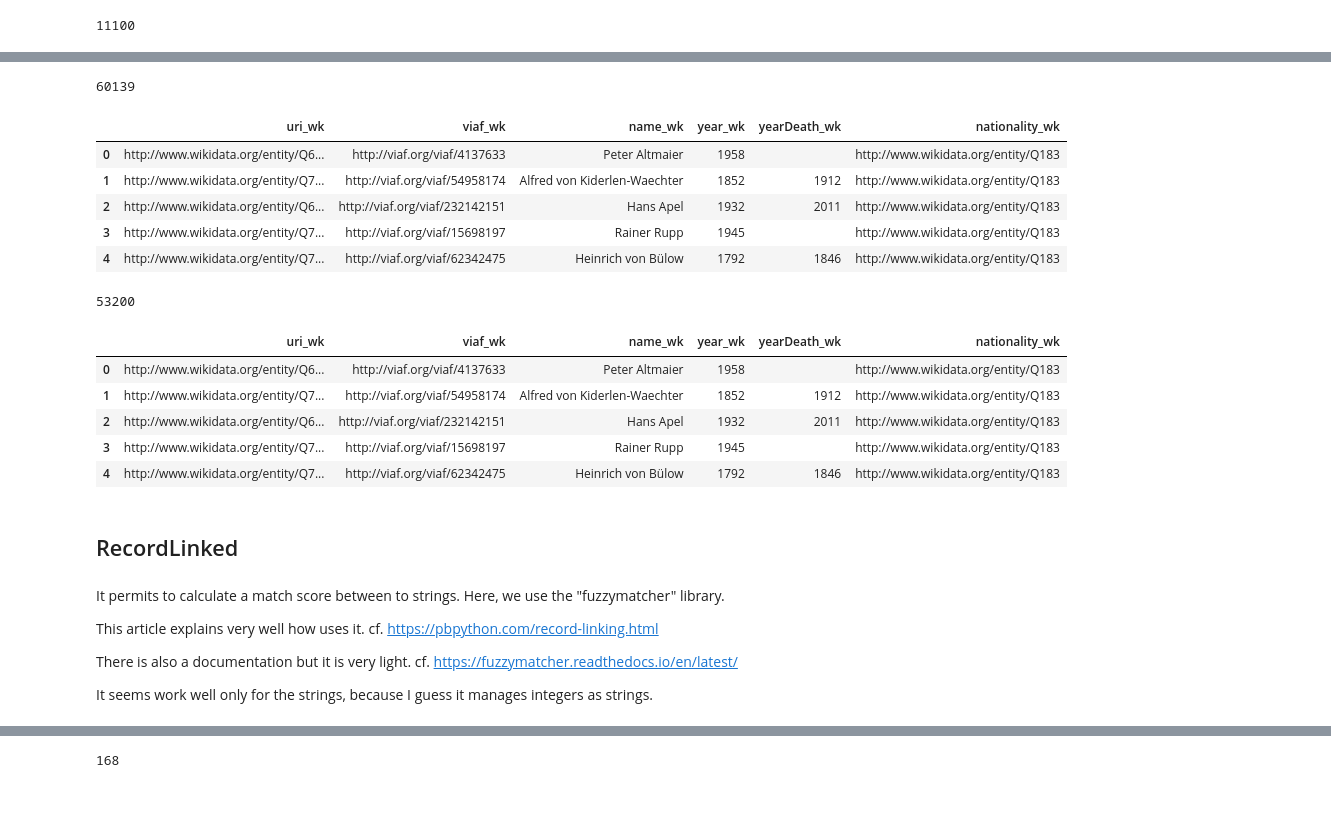
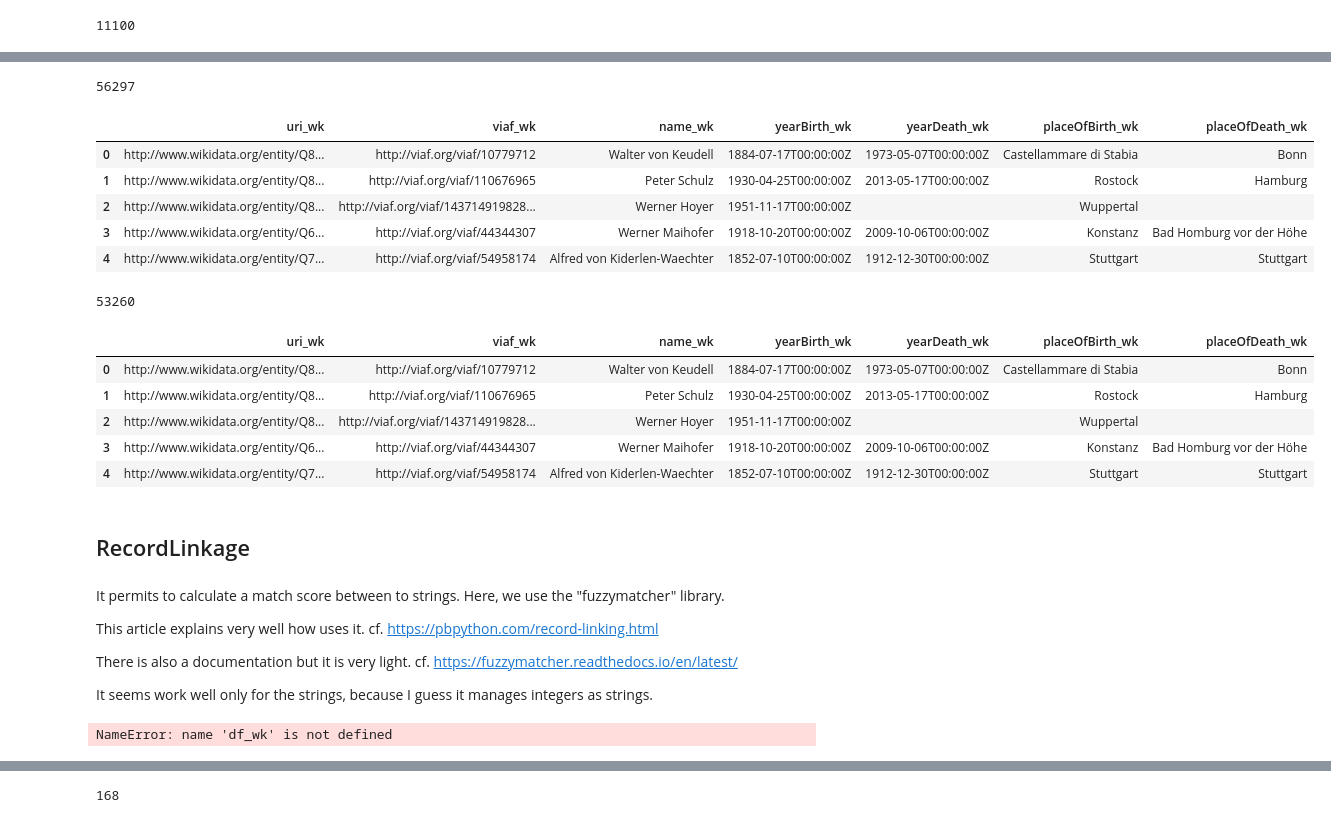
Before and after one commit to Semantic-Data-for-Humanities/Economists_Jurists, a Jupyter notebook: Notebooks/Issues/Merge_DBpedia_BnF_Data_Wikidata.ipynb, the cells around one changed output, grey strips where cells are left out. Drawn from its saved outputs; the diff is of its cells as text; code cells hidden in the pictures.

```diff
--- a/Notebooks/Issues/Merge_DBpedia_BnF_Data_Wikidata.ipynb
+++ b/Notebooks/Issues/Merge_DBpedia_BnF_Data_Wikidata.ipynb
@@ -320,17 +369,25 @@ for l in rc_db['results']['bindings']:
         except Exception as e:
             uri = ''
         try:
-            year = l['year']['value']
+            birthDate = l['birthDate']['value']
         except Exception as e:
-            year = ''
+            birthDate = ''
+        try:
+            deathDate = l['deathDate']['value']
+        except Exception as e:
+            deathDate = ''
         try:
             placeOfBirth = l['placeOfBirth']['value']
         except Exception as e:
             placeOfBirth = ''
         try:
+            placeOfDeath = l['placeOfDeath']['value']
+        except Exception as e:
+            placeOfDeath = ''
+        try:
             nationality = l['nationality']['value']
         except Exception as e:
             nationality = ''
-        result_dbpedia.append([l['s']['value'], uri, name, year, placeOfBirth, nationality])
+        result_dbpedia.append([l['s']['value'], uri, name, birthDate,deathDate, placeOfBirth, placeOfDeath])
 # %%
 # Inspect the first three of the list
@@ -408,15 +469,19 @@ for l in rc_wk['results']['bindings']:
         except Exception as e:
             uri = ''
         try:
-            yearBirth = l['yearBirth']['value']
+            dateBirth = l['dateBirth']['value']
         except Exception as e:
-            yearBirth = ''
+            dateBirth = ''
         try:
-            yearDeath = l['yearDeath']['value']
+            dateDeath = l['dateDeath']['value']
         except Exception as e:
-            yearDeath = ''
+            dateDeath = ''
         try:
-            nationality = l['nationality']['value']
+            birthPlaceLabel = l['birthPlaceLabel']['value']
         except Exception as e:
-            nationality = ''
-        result_wikidata.append([l['s']['value'], uri, name, yearBirth,yearDeath, nationality])
+            birthPlaceLabel = ''
+        try:
+            deathPlaceLabel = l['deathPlaceLabel']['value']
+        except Exception as e:
+            deathPlaceLabel = ''
+        result_wikidata.append([l['s']['value'], uri, name, dateBirth,dateDeath, birthPlaceLabel, deathPlaceLabel])
@@ -490,31 +559,31 @@ df_dbp.head()
 # %%
-df_wk= pd.DataFrame(result_wikidata, columns=['uri_wk', 'viaf_wk', 'name_wk', 'year_wk', "yearDeath_wk", "nationality_wk"])
+df_wk= pd.DataFrame(result_wikidata, columns=['uri_wk', 'viaf_wk', 'name_wk', 'yearBirth_wk', "yearDeath_wk", "placeOfBirth_wk", "placeOfDeath_wk"])
 print(len(df_wk))
 df_wk.fillna('')
 df_wk.head()
 # %% [output]
-60139
+56297
-|  | uri_wk | viaf_wk | name_wk | year_wk | yearDeath_wk | nationality_wk |
-| 0 | http://www.wikidata.org/entity/Q6... | http://viaf.org/viaf/4137633 | Peter Altmaier | 1958 |  | http://www.wikidata.org/entity/Q183 |
-| 1 | http://www.wikidata.org/entity/Q7... | http://viaf.org/viaf/54958174 | Alfred von Kiderlen-Waechter | 1852 | 1912 | http://www.wikidata.org/entity/Q183 |
-| 2 | http://www.wikidata.org/entity/Q6... | http://viaf.org/viaf/232142151 | Hans Apel | 1932 | 2011 | http://www.wikidata.org/entity/Q183 |
-| 3 | http://www.wikidata.org/entity/Q7... | http://viaf.org/viaf/15698197 | Rainer Rupp | 1945 |  | http://www.wikidata.org/entity/Q183 |
-| 4 | http://www.wikidata.org/entity/Q7... | http://viaf.org/viaf/62342475 | Heinrich von Bülow | 1792 | 1846 | http://www.wikidata.org/entity/Q183 |
+|  | uri_wk | viaf_wk | name_wk | yearBirth_wk | yearDeath_wk | placeOfBirth_wk | placeOfDeath_wk |
+| 0 | http://www.wikidata.org/entity/Q8... | http://viaf.org/viaf/10779712 | Walter von Keudell | 1884-07-17T00:00:00Z | 1973-05-07T00:00:00Z | Castellammare di Stabia | Bonn |
+| 1 | http://www.wikidata.org/entity/Q8... | http://viaf.org/viaf/110676965 | Peter Schulz | 1930-04-25T00:00:00Z | 2013-05-17T00:00:00Z | Rostock | Hamburg |
+| 2 | http://www.wikidata.org/entity/Q8... | http://viaf.org/viaf/143714919828... | Werner Hoyer | 1951-11-17T00:00:00Z |  | Wuppertal |  |
+| 3 | http://www.wikidata.org/entity/Q6... | http://viaf.org/viaf/44344307 | Werner Maihofer | 1918-10-20T00:00:00Z | 2009-10-06T00:00:00Z | Konstanz | Bad Homburg vor der Höhe |
+| 4 | http://www.wikidata.org/entity/Q7... | http://viaf.org/viaf/54958174 | Alfred von Kiderlen-Waechter | 1852-07-10T00:00:00Z | 1912-12-30T00:00:00Z | Stuttgart | Stuttgart |
 # %%
 df_wk.drop_duplicates(subset ='uri_wk', keep = 'first', inplace=True)
-df_dbp.fillna('')
+df_wk.fillna('')
 print(len(df_wk))
 df_wk.head()
 # %% [output]
-53200
+53260
-|  | uri_wk | viaf_wk | name_wk | year_wk | yearDeath_wk | nationality_wk |
-| 0 | http://www.wikidata.org/entity/Q6... | http://viaf.org/viaf/4137633 | Peter Altmaier | 1958 |  | http://www.wikidata.org/entity/Q183 |
-| 1 | http://www.wikidata.org/entity/Q7... | http://viaf.org/viaf/54958174 | Alfred von Kiderlen-Waechter | 1852 | 1912 | http://www.wikidata.org/entity/Q183 |
-| 2 | http://www.wikidata.org/entity/Q6... | http://viaf.org/viaf/232142151 | Hans Apel | 1932 | 2011 | http://www.wikidata.org/entity/Q183 |
-| 3 | http://www.wikidata.org/entity/Q7... | http://viaf.org/viaf/15698197 | Rainer Rupp | 1945 |  | http://www.wikidata.org/entity/Q183 |
-| 4 | http://www.wikidata.org/entity/Q7... | http://viaf.org/viaf/62342475 | Heinrich von Bülow | 1792 | 1846 | http://www.wikidata.org/entity/Q183 |
+|  | uri_wk | viaf_wk | name_wk | yearBirth_wk | yearDeath_wk | placeOfBirth_wk | placeOfDeath_wk |
+| 0 | http://www.wikidata.org/entity/Q8... | http://viaf.org/viaf/10779712 | Walter von Keudell | 1884-07-17T00:00:00Z | 1973-05-07T00:00:00Z | Castellammare di Stabia | Bonn |
+| 1 | http://www.wikidata.org/entity/Q8... | http://viaf.org/viaf/110676965 | Peter Schulz | 1930-04-25T00:00:00Z | 2013-05-17T00:00:00Z | Rostock | Hamburg |
+| 2 | http://www.wikidata.org/entity/Q8... | http://viaf.org/viaf/143714919828... | Werner Hoyer | 1951-11-17T00:00:00Z |  | Wuppertal |  |
+| 3 | http://www.wikidata.org/entity/Q6... | http://viaf.org/viaf/44344307 | Werner Maihofer | 1918-10-20T00:00:00Z | 2009-10-06T00:00:00Z | Konstanz | Bad Homburg vor der Höhe |
+| 4 | http://www.wikidata.org/entity/Q7... | http://viaf.org/viaf/54958174 | Alfred von Kiderlen-Waechter | 1852-07-10T00:00:00Z | 1912-12-30T00:00:00Z | Stuttgart | Stuttgart |
 # %% [markdown]
-## RecordLinked
+## RecordLinkage
 # %% [markdown]
 It permits to calculate a match score between to strings. Here, we use the "fuzzymatcher" library.
 
@@ -527,7 +596,10 @@ It seems work well only for the strings, because I guess it manages integers as
 from pathlib import Path
 import fuzzymatcher
 # %%
+df_wk.to_csv("df_wk.csv")
 df_bnf.to_csv("df_bnf.csv")
+# %% [output]
+NameError: name 'df_wk' is not defined
 # %%
 BnF_Data = pd.read_csv('df_bnf.csv')
 Wikidata = pd.read_csv('df_wk.csv')
```
Also changed, not shown: parts of 27 cells of this notebook.
